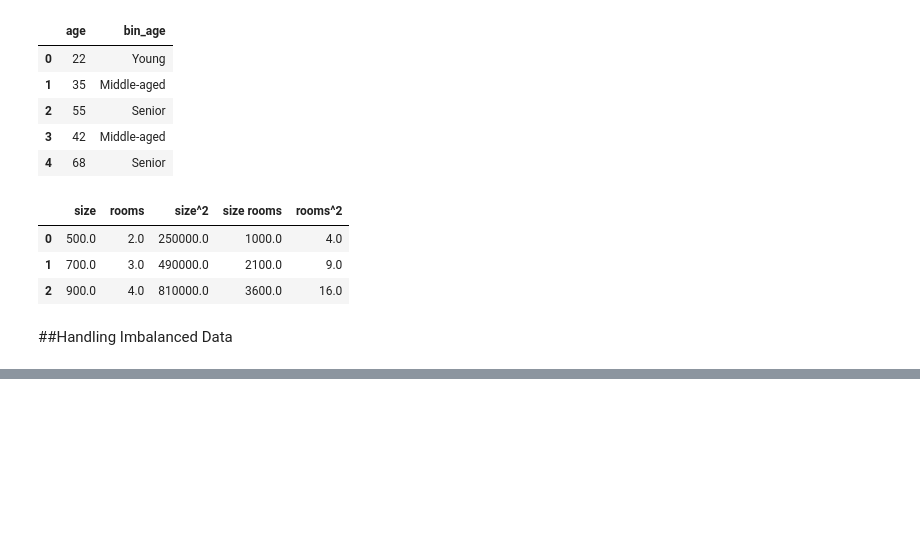
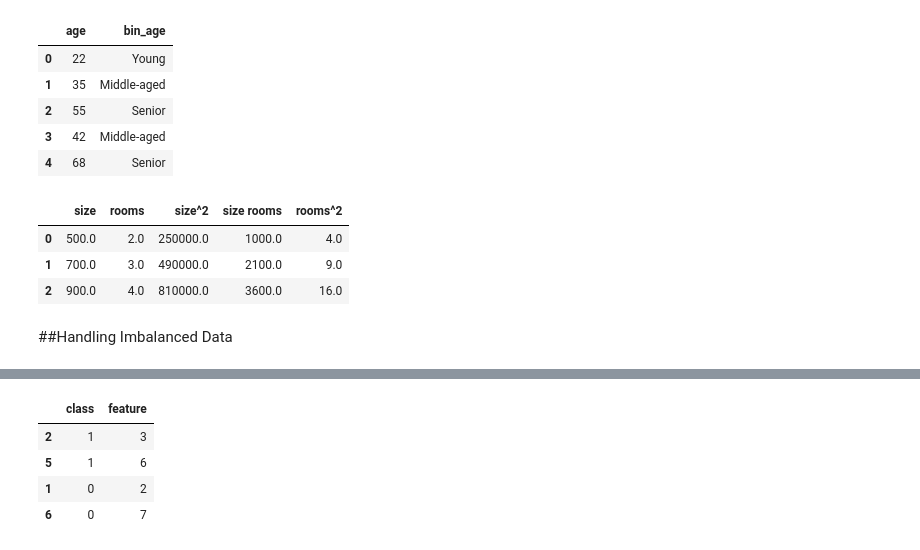
Before and after one commit to EvilMorty13/Python-Learning-BS, a Jupyter notebook: Chapter_12.ipynb, the cells around one changed output, grey strips where cells are left out. Cells and saved outputs as stored; diff of their text form; code cells hidden in the pictures; blank space fills up the shorter version.

```diff
--- a/Chapter_12.ipynb
+++ b/Chapter_12.ipynb
@@ -159,0 +183,2 @@ df6_poly
+# %%
+df7_undersampled = resample(df7_majority,replace=False, n_samples=len(df7_minority),random_state=42)
@@ -159,0 +191,10 @@ df6_poly
+# %%
+balanced_data = pd.concat([df7_minority,df7_undersampled])
+# %%
+balanced_data
+# %% [output]
+|  | class | feature |
+| 2 | 1 | 3 |
+| 5 | 1 | 6 |
+| 1 | 0 | 2 |
+| 6 | 0 | 7 |
```
Also changed, not shown: parts of 8 cells of this notebook.
